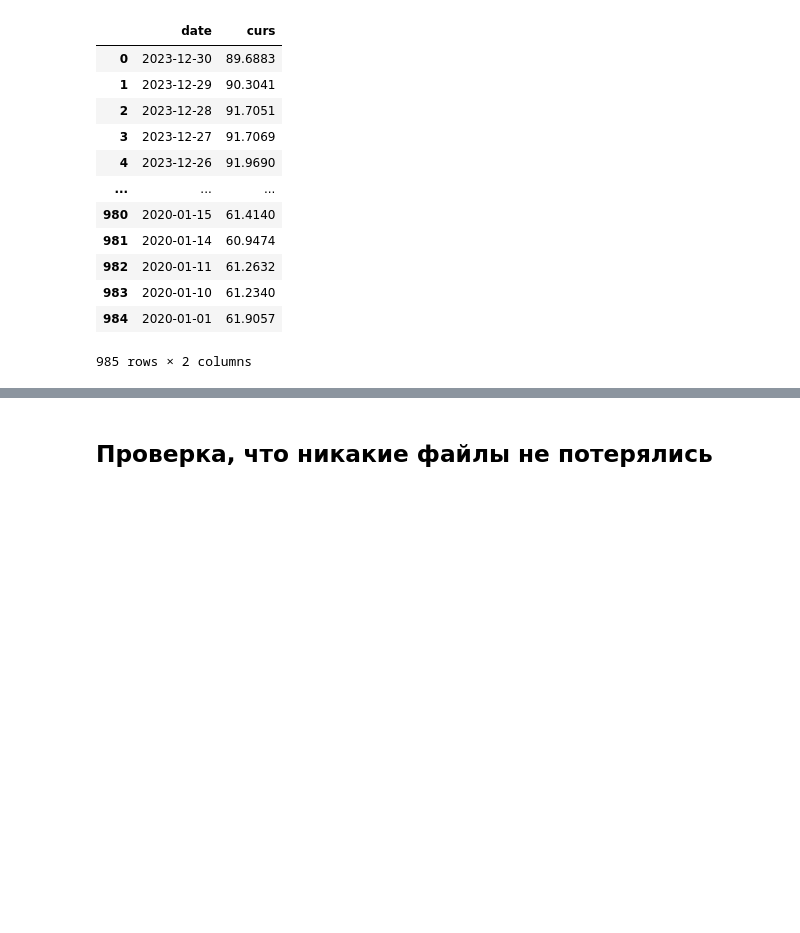
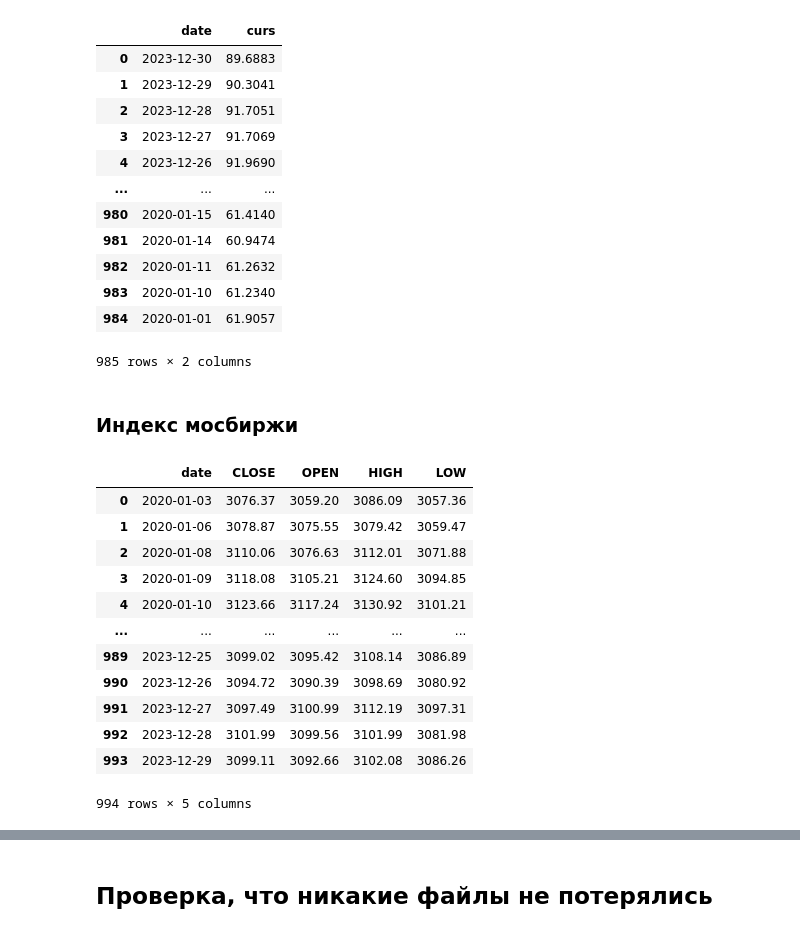
Before and after one commit to yanakhazanova/market_risk, a Jupyter notebook: collect_data.ipynb, the cells around one changed output, grey strips where cells are left out. Drawn from its saved outputs; the diff is of its cells as text; code cells hidden in the pictures; blank space fills up the shorter version.

Commit message:
add moex data and fix data dict

```diff
--- a/collect_data.ipynb
+++ b/collect_data.ipynb
@@ -209,3 +196,31 @@ df
 | 983 | 2020-01-10 | 61.2340 |
 | 984 | 2020-01-01 | 61.9057 |
 985 rows × 2 columns
+# %% [markdown]
+### Индекс мосбиржи
+# %%
+df = pd.read_csv('Индекс МосБиржи.csv', delimiter=';', encoding='utf8')
+df = df.drop(['SHORTNAME', 'NAME', 'DURATION', 'YIELD', 'DECIMALS', 'CAPITALIZATION',	'CURRENCYID',	'DIVISOR',	'TRADINGSESSION', 'VOLUME', 'BOARDID', 'SECID', 'VALUE'], axis = 1)
+df = df.rename(columns={'TRADEDATE': 'date'})
+df[[
+    'OPEN', 'HIGH', 'LOW', 'CLOSE',
+]] = df[[
+    'OPEN', 'HIGH', 'LOW', 'CLOSE',
+]].applymap(lambda x: x.replace(",", ".")).astype(float)
+df['date'] = pd.to_datetime(df['date'], format='%d.%m.%Y')
+df.to_csv('data/moex_ind.csv', index=False)
+df
+# %% [output]
+|  | date | CLOSE | OPEN | HIGH | LOW |
+| 0 | 2020-01-03 | 3076.37 | 3059.20 | 3086.09 | 3057.36 |
+| 1 | 2020-01-06 | 3078.87 | 3075.55 | 3079.42 | 3059.47 |
+| 2 | 2020-01-08 | 3110.06 | 3076.63 | 3112.01 | 3071.88 |
+| 3 | 2020-01-09 | 3118.08 | 3105.21 | 3124.60 | 3094.85 |
+| 4 | 2020-01-10 | 3123.66 | 3117.24 | 3130.92 | 3101.21 |
+| ... | ... | ... | ... | ... | ... |
+| 989 | 2023-12-25 | 3099.02 | 3095.42 | 3108.14 | 3086.89 |
+| 990 | 2023-12-26 | 3094.72 | 3090.39 | 3098.69 | 3080.92 |
+| 991 | 2023-12-27 | 3097.49 | 3100.99 | 3112.19 | 3097.31 |
+| 992 | 2023-12-28 | 3101.99 | 3099.56 | 3101.99 | 3081.98 |
+| 993 | 2023-12-29 | 3099.11 | 3092.66 | 3102.08 | 3086.26 |
+994 rows × 5 columns
```
Also changed, not shown: parts of 13 cells of this notebook, 4 other files.
